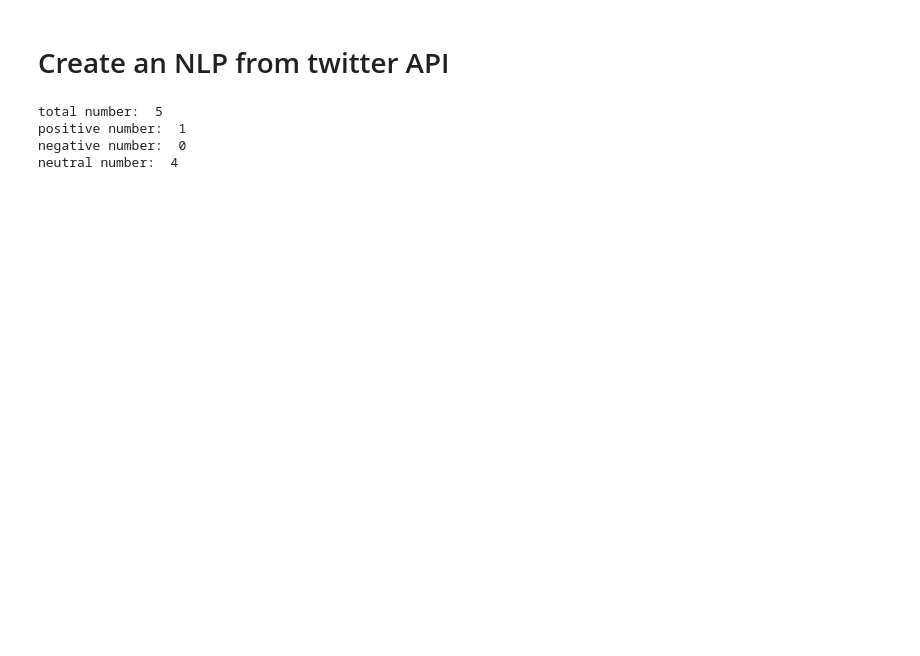
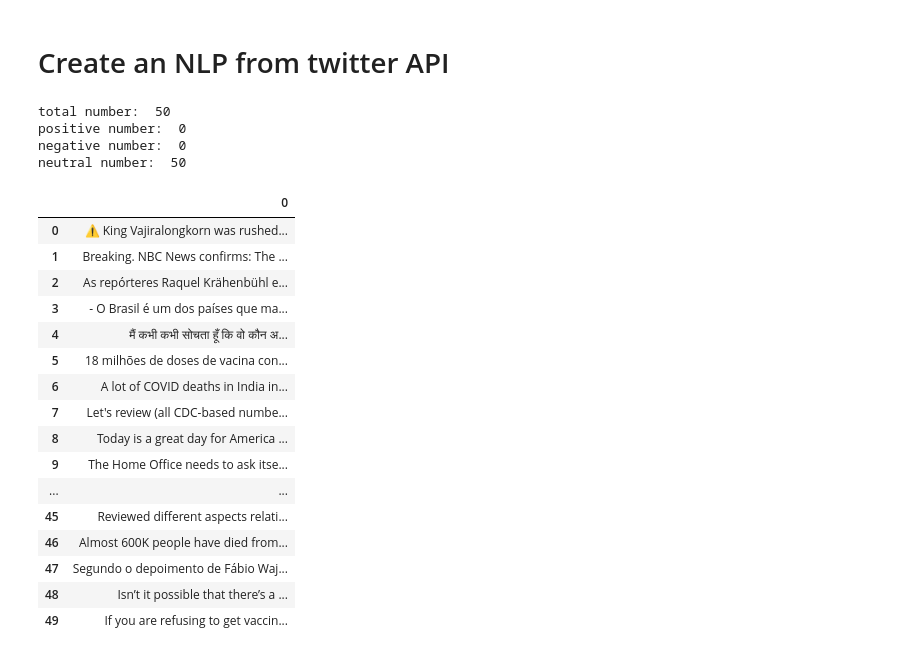
Before and after one commit to Harsh-2420/spotify, a Jupyter notebook: code/jupyter/twitter.ipynb, the cells around one changed output. Saved outputs shown, nothing was run; the diff lists cells and outputs as text; code cells hidden in the pictures; blank space fills up the shorter version.

```diff
--- a/code/jupyter/twitter.ipynb
+++ b/code/jupyter/twitter.ipynb
@@ -155,8 +156,8 @@ Hillary Clinton said We know waiving vaccine patents can save lives without stif
 def percentage(part,whole):
  return 100 * float(part)/float(whole)
 
-tweet_limit = 5
-keyword = 'Drake'
+tweet_limit = 50
+keyword = 'india'
 tweets = tweepy.Cursor(api.search, q=keyword, result_type='popular').items(tweet_limit)
 tweet_list = []
 negative_list = []
@@ -202,10 +203,28 @@ print('positive number: ',len(positive_list))
 print("negative number: ", len(negative_list))
 print('neutral number: ',len(neutral_list))
 # %% [output]
-total number:  5
-positive number:  1
+total number:  50
+positive number:  0
 negative number:  0
-neutral number:  4
+neutral number:  50
 # %%
 tweet_list
-tweet_list.drop_duplicates(inplace = True)
+# tweet_list.drop_duplicates(inplace = True)
+# %% [output]
+|  | 0 |
+| 0 | ⚠️ King Vajiralongkorn was rushed... |
+| 1 | Breaking. NBC News confirms: The ... |
+| 2 | As repórteres Raquel Krähenbühl e... |
+| 3 | - O Brasil é um dos países que ma... |
+| 4 | मैं कभी कभी सोचता हूँ कि वो कौन अ... |
+| 5 | 18 milhões de doses de vacina con... |
+| 6 | A lot of COVID deaths in India in... |
+| 7 | Let's review (all CDC-based numbe... |
+| 8 | Today is a great day for America ... |
+| 9 | The Home Office needs to ask itse... |
+| ... | ... |
+| 45 | Reviewed different aspects relati... |
+| 46 | Almost 600K people have died from... |
+| 47 | Segundo o depoimento de Fábio Waj... |
+| 48 | Isn’t it possible that there’s a ... |
+| 49 | If you are refusing to get vaccin... |
```
Also changed, not shown: parts of 3 cells of this notebook.
